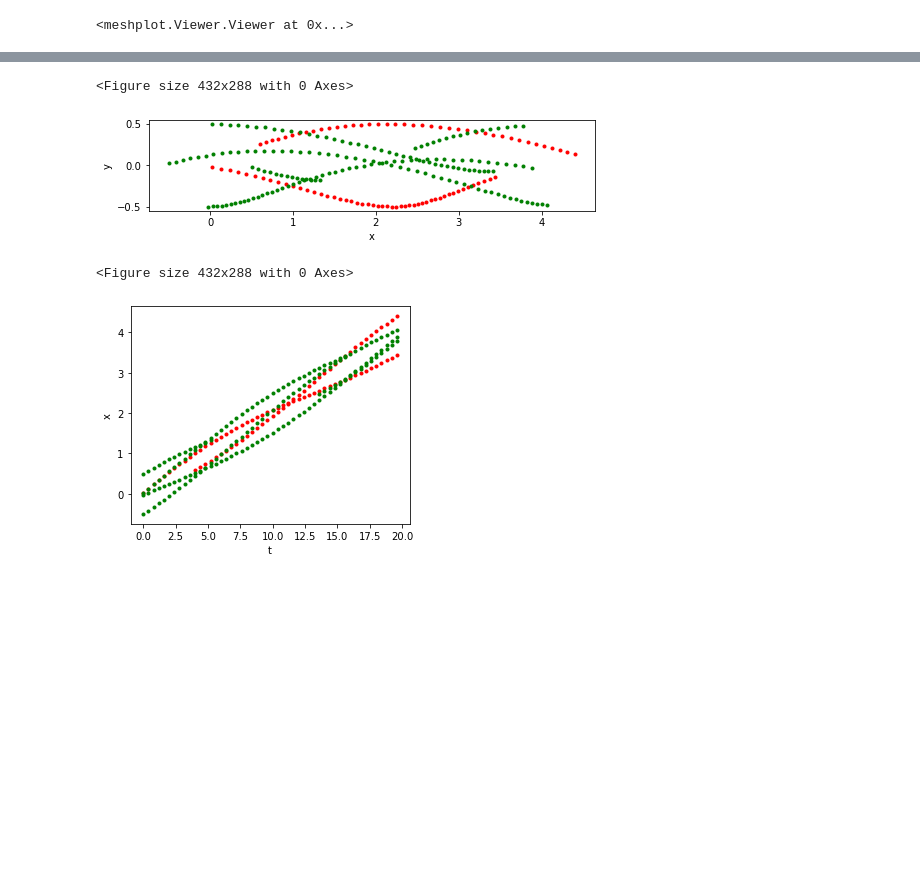
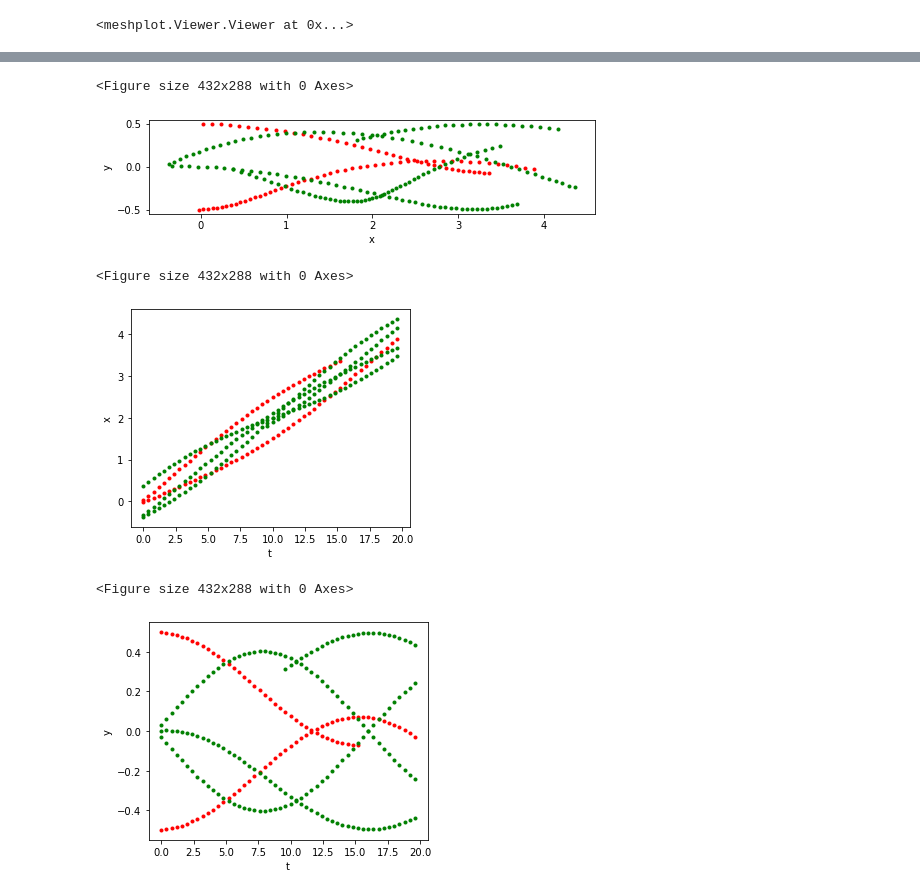
Before and after one commit to aquillen/dice_track, a Jupyter notebook: dice_model.ipynb, the cells around one changed output, grey strips where cells are left out. Drawn from its saved outputs; the diff is of its cells as text; code cells hidden in the pictures; blank space fills up the shorter version.

Commit message:
bug fixed in dice orientations

```diff
--- a/dice_model.ipynb
+++ b/dice_model.ipynb
@@ -340,0 +413,22 @@ def plt_tracks_yt(tarr,xarr,yarr,zarr,v_visible):
+# %%
+# initial condition
+dice = dice_d8();  dice.rotate(r_axisa,phia); dice.rotate(r_axisb,phib)
+
+vx = 0.2;  vy=0.0 # center of mass velocity
+# spin rotation direction
+theta = 0.3*np.pi;  lat = 0.7*np.pi
+r_axis = np.array([np.cos(theta)*np.sin(lat),np.sin(theta)*np.sin(lat),np.cos(lat)]) # spin rotation axis
+phidot = 0.2 # angular velocity in radians/time
+dt = 0.4 # timestep
+ndt = 50 # number of timesteps
+
+plt.figure()
+fig,ax = plt.subplots(1,1,figsize=(8,4))
+ax.set_aspect('equal')
+
+plt_edges(ax,dice)  # plot all edges wireframe
+plt_visible_vertices(ax,dice)  # plot visible vertices in red and green
+
+# do stuff every  di frames
+di=10;  move_and_rotate_i(dice,ax,di,vx,vy,r_axis,phidot,dt,ndt,1,0)  # plot plot wireframe
+di=1;  move_and_rotate_i(dice,ax,di,vx,vy,r_axis,phidot,dt,ndt,0,1)   # plot visible vertices
@@ -341,15 +438,17 @@ def plt_tracks_yt(tarr,xarr,yarr,zarr,v_visible):
 # %%
 # get tracks!
-tarr,xarr,yarr,zarr,v_visible = model_tracks_dice(vx,r_axis,phidot,dt,ndt)
+tarr,xarr,yarr,zarr,v_visible = model_tracks_dice(dice,vx,vy,r_axis,phidot,dt,ndt)
 # plot tracks x,y
 plt_tracks_xy(tarr,xarr,yarr,zarr,v_visible)
 
 # plt tracks x vs t
 plt_tracks_xt(tarr,xarr,yarr,zarr,v_visible)
 # plt tracks y vs t
-plt_tracks_xt(tarr,xarr,yarr,zarr,v_visible)
+plt_tracks_yt(tarr,xarr,yarr,zarr,v_visible)
 # %% [output]
 <Figure size 432x288 with 0 Axes>
-[figure, old version]
+[figure, new version]
 <Figure size 432x288 with 0 Axes>
-[figure, old version]
+[figure, new version]
+<Figure size 432x288 with 0 Axes>
+[figure, added]
```
Also changed, not shown: parts of 10 cells of this notebook.
